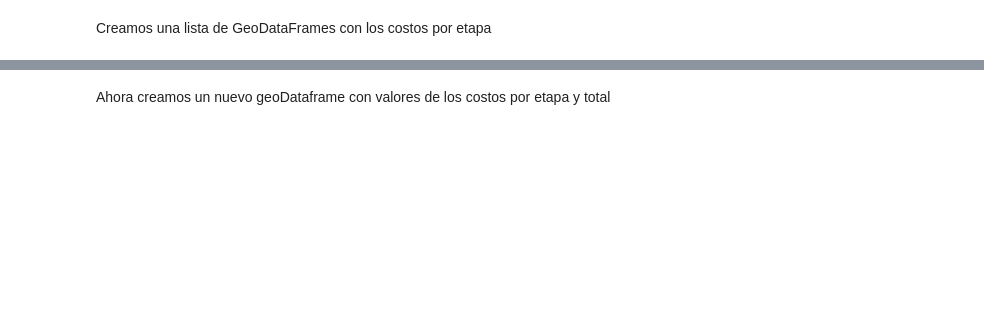
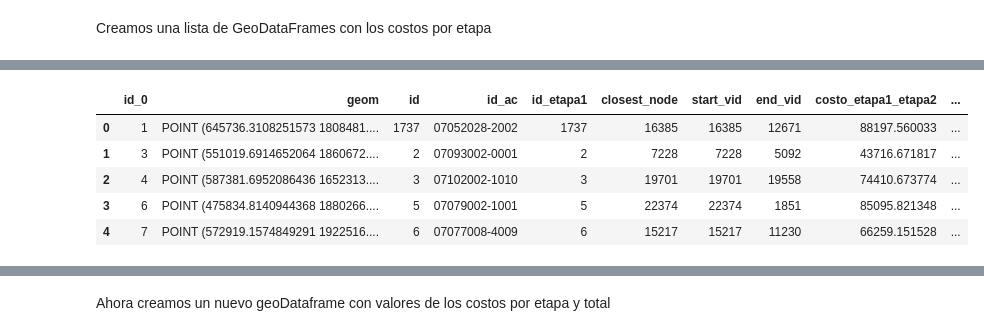
Before and after one commit to eurekastein/cadenas2, a Jupyter notebook: cadenas.ipynb, the cells around one changed output, grey strips where cells are left out. Cells and saved outputs as stored; diff of their text form; code cells hidden in the pictures; blank space fills up the shorter version.

Commit message:
Merge bien.

```diff
--- a/cadenas.ipynb
+++ b/cadenas.ipynb
@@ -134,0 +173,12 @@ len(distancias[0])#.head()
+# %%
+for i, distancia in enumerate(distancias):
+    print(i)
+    if i == 0:
+        costos = pd.merge(distancia, distancias[1], left_on='end_0', right_on='start_1')
+        print(list(costos.columns))
+        #cost_cols = [c for c in costos.columns if c.startswith('costo')]
+        #columnas = ['start_0', 'end_1'] + cost_cols
+        #costos = costos[columnas]
+    elif i < len(distancias) - 1:
+        costos = pd.merge(costos, distancias[i+1], left_on='end_' + str(i), right_on='start_' + str(i+1))
+        print(list(costos.columns))
@@ -172,0 +267,12 @@ for i, (etapa, costo) in enumerate(zip(etapas[0:-1], etapas_costo)):
+# %%
+pd.merge(gdfs_costo[0],gdfs_costo[1],left_on='end_vid',
+        right_on='start_vid',
+        how='left',
+        suffixes=['','_y']).head()
+# %% [output]
+|  | id_0 | geom | id | id_ac | id_etapa1 | closest_node | start_vid | end_vid | costo_etapa1_etapa2 | ... |
+| 0 | 1 | POINT (645736.3108251573 1808481.... | 1737 | 07052028-2002 | 1737 | 16385 | 16385 | 12671 | 88197.560033 | ... |
+| 1 | 3 | POINT (551019.6914652064 1860672.... | 2 | 07093002-0001 | 2 | 7228 | 7228 | 5092 | 43716.671817 | ... |
+| 2 | 4 | POINT (587381.6952086436 1652313.... | 3 | 07102002-1010 | 3 | 19701 | 19701 | 19558 | 74410.673774 | ... |
+| 3 | 6 | POINT (475834.8140944368 1880266.... | 5 | 07079002-1001 | 5 | 22374 | 22374 | 1851 | 85095.821348 | ... |
+| 4 | 7 | POINT (572919.1574849291 1922516.... | 6 | 07077008-4009 | 6 | 15217 | 15217 | 11230 | 66259.151528 | ... |
```
Also changed, not shown: parts of 23 cells of this notebook.
